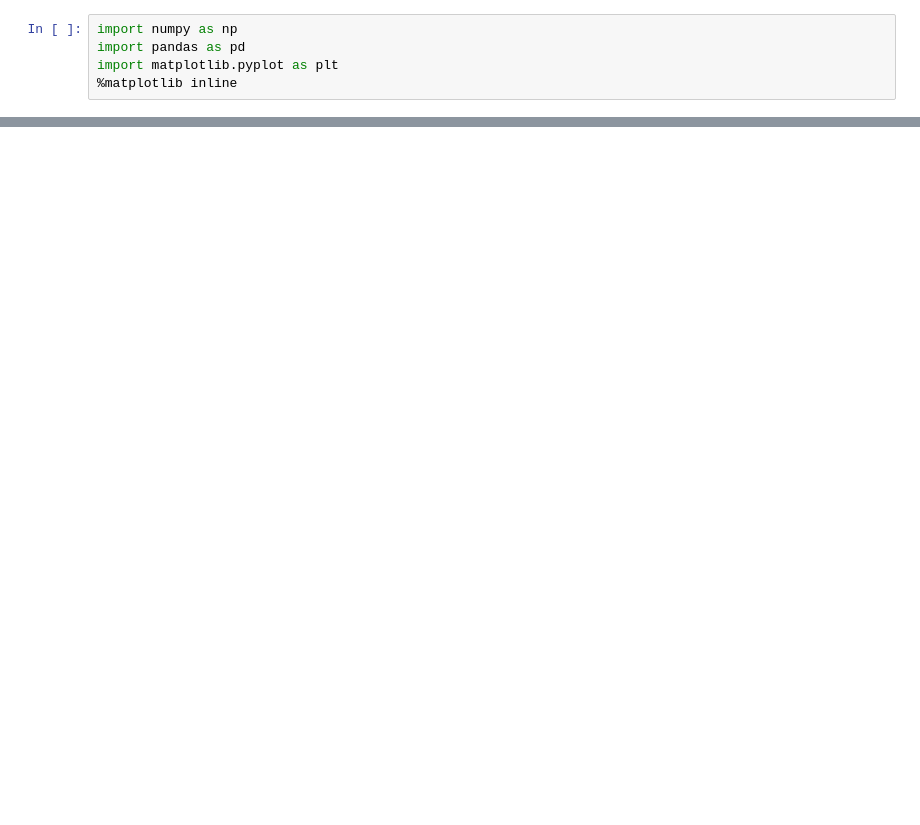
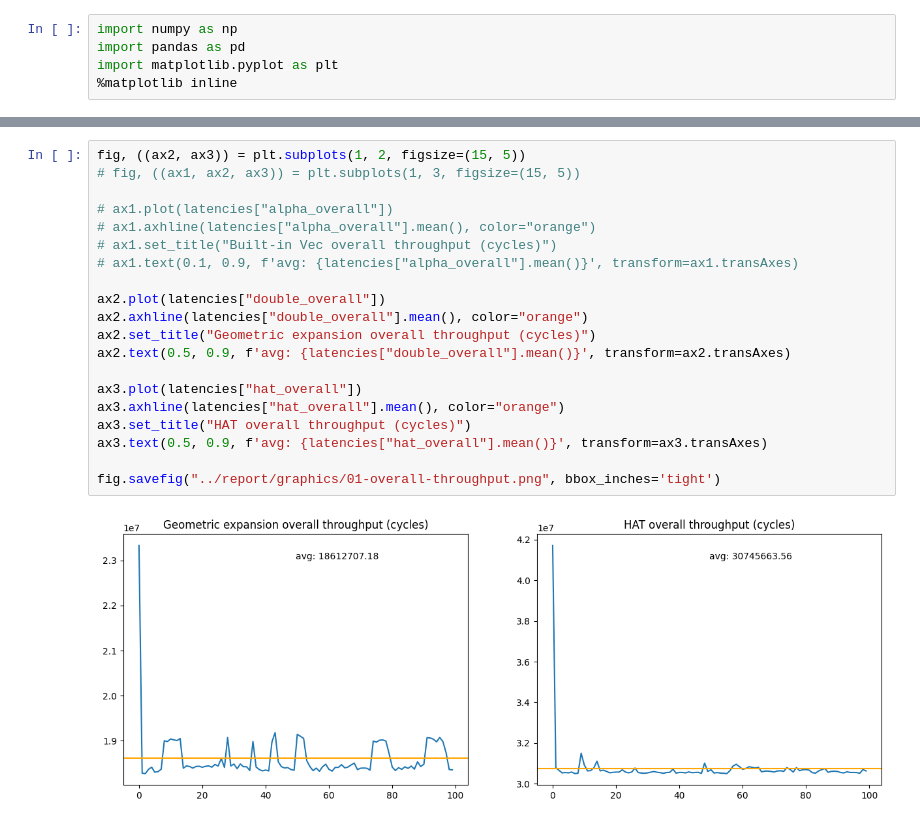
Before and after one commit to nngerncham/cs315_apal, a Jupyter notebook: assignments/asn01/01-better-resizable-arrays/Latency Analysis.ipynb, the cells around one changed output, grey strips where cells are left out. Cells and saved outputs as stored; diff of their text form; blank space fills up the shorter version.

```diff
--- a/assignments/asn01/01-better-resizable-arrays/Latency Analysis.ipynb
+++ b/assignments/asn01/01-better-resizable-arrays/Latency Analysis.ipynb
@@ -30,0 +69,22 @@ ax3.set_ylim(0, data_max)
+# %%
+fig, ((ax2, ax3)) = plt.subplots(1, 2, figsize=(15, 5))
+# fig, ((ax1, ax2, ax3)) = plt.subplots(1, 3, figsize=(15, 5))
+
+# ax1.plot(latencies["alpha_overall"])
+# ax1.axhline(latencies["alpha_overall"].mean(), color="orange")
+# ax1.set_title("Built-in Vec overall throughput (cycles)")
+# ax1.text(0.1, 0.9, f'avg: {latencies["alpha_overall"].mean()}', transform=ax1.transAxes)
+
+ax2.plot(latencies["double_overall"])
+ax2.axhline(latencies["double_overall"].mean(), color="orange")
+ax2.set_title("Geometric expansion overall throughput (cycles)")
+ax2.text(0.5, 0.9, f'avg: {latencies["double_overall"].mean()}', transform=ax2.transAxes)
+
+ax3.plot(latencies["hat_overall"])
+ax3.axhline(latencies["hat_overall"].mean(), color="orange")
+ax3.set_title("HAT overall throughput (cycles)")
+ax3.text(0.5, 0.9, f'avg: {latencies["hat_overall"].mean()}', transform=ax3.transAxes)
+
+fig.savefig("../report/graphics/01-overall-throughput.png", bbox_inches='tight')
+# %% [output]
+[figure, added]
```
Also changed, not shown: parts of 9 cells of this notebook, 11 other files.
